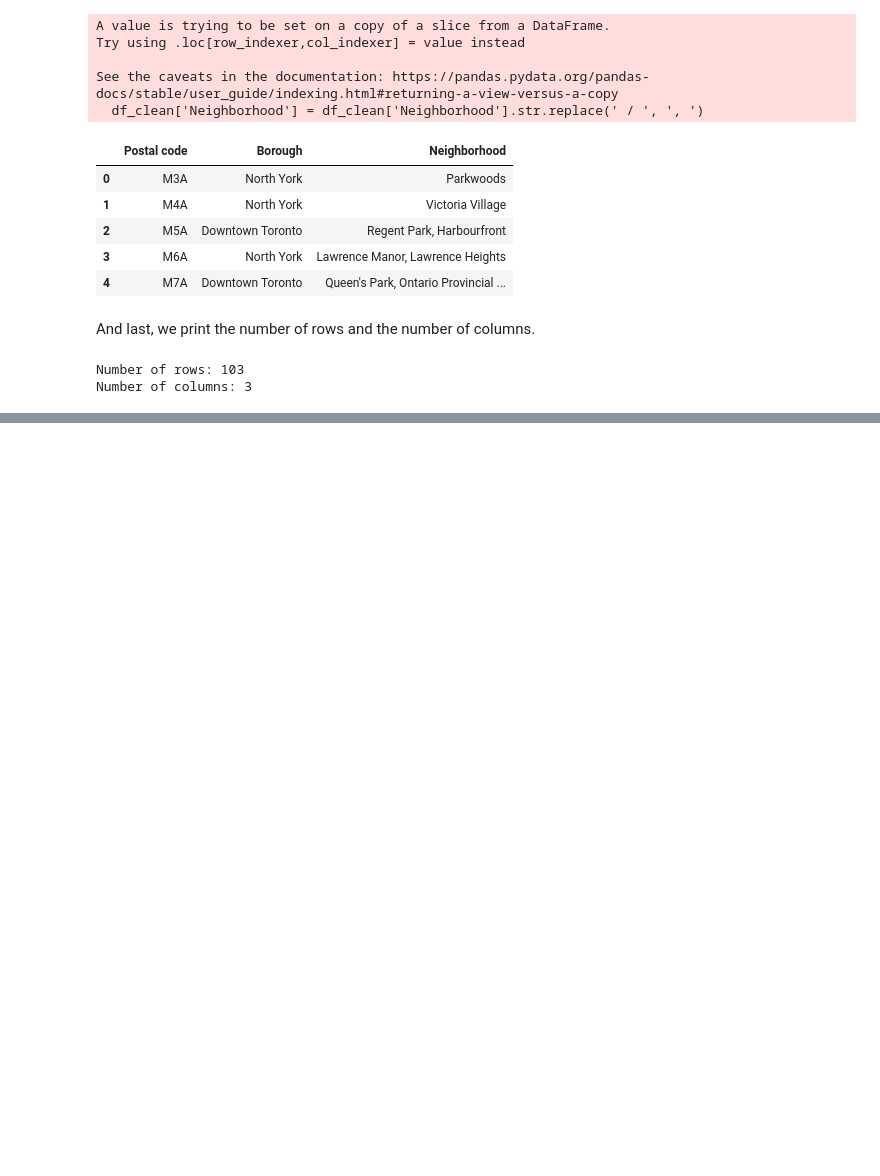
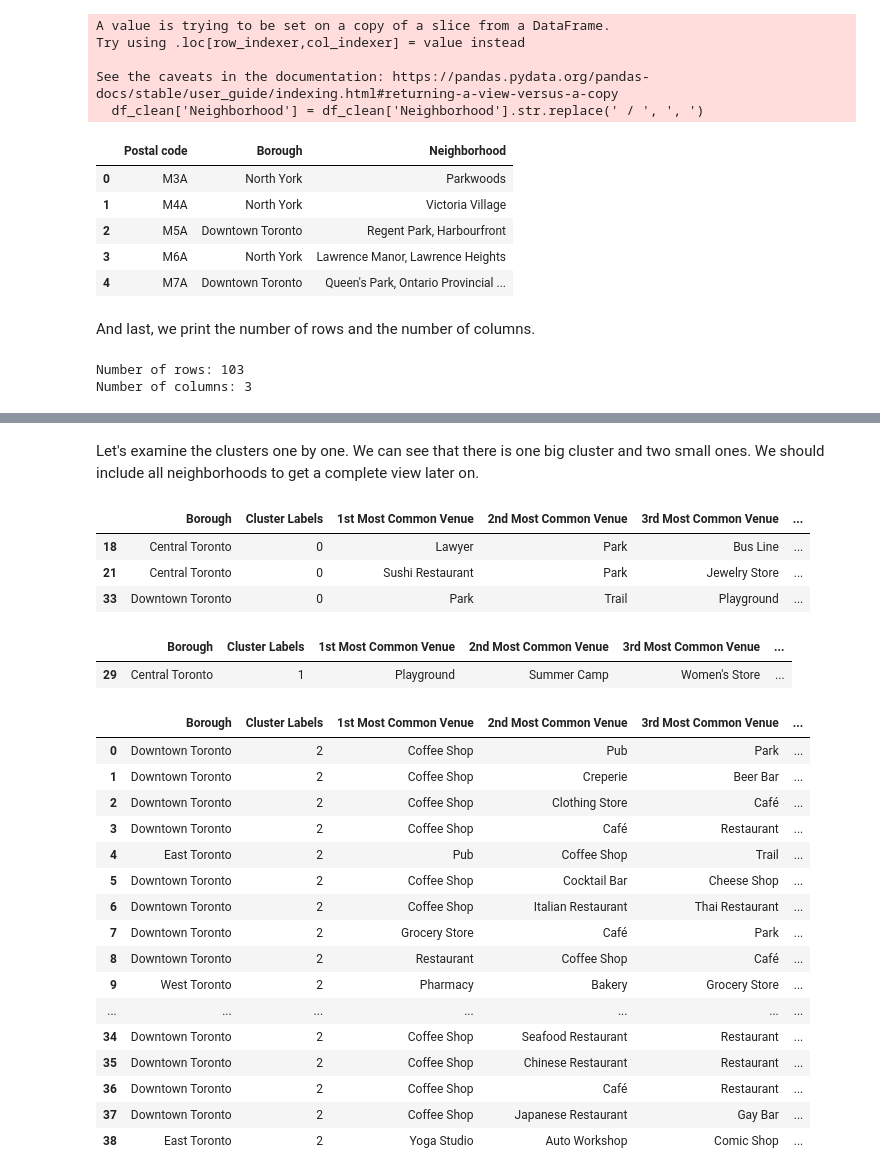
Before and after one commit to pbosch/Coursera_Capstone, a Jupyter notebook: Segmenting and Clustering Neighborhoods in Toronto.ipynb, the cells around one changed output, grey strips where cells are left out. Saved outputs shown, nothing was run; the diff lists cells and outputs as text; code cells hidden in the pictures; blank space fills up the shorter version.

```diff
--- a/Segmenting and Clustering Neighborhoods in Toronto.ipynb
+++ b/Segmenting and Clustering Neighborhoods in Toronto.ipynb
@@ -68,0 +483,5 @@ Number of columns: 3
+# %%
+def return_most_common_venues(row, num_top_venues):
+    row_categories = row.iloc[1:]
+    row_categories_sorted = row_categories.sort_values(ascending=False)
+    return row_categories_sorted.index.values[0:num_top_venues]
@@ -68,0 +490,17 @@ Number of columns: 3
+# %%
+num_top_venues = 10
+indicators = ['st', 'nd', 'rd']
+columns = ['Neighborhood']
+for ind in np.arange(num_top_venues):
+    try:
+        columns.append('{}{} Most Common Venue'.format(ind+1, indicators[ind]))
+    except:
+        columns.append('{}th Most Common Venue'.format(ind+1))
+
+neighborhoods_venues_sorted = pd.DataFrame(columns=columns)
+neighborhoods_venues_sorted['Neighborhood'] = toronto_grouped['Neighborhood']
+
+for ind in np.arange(toronto_grouped.shape[0]):
+    neighborhoods_venues_sorted.iloc[ind, 1:] = return_most_common_venues(toronto_grouped.iloc[ind, :], num_top_venues)
+
+neighborhoods_venues_sorted.head()
@@ -68,0 +517,5 @@ Number of columns: 3
+# %%
+kclusters = 3
+toronto_grouped_clustering = toronto_grouped.drop('Neighborhood', 1)
+kmeans = KMeans(n_clusters=kclusters, random_state=0).fit(toronto_grouped_clustering)
+kmeans.labels_[0:10]
@@ -68,0 +526,8 @@ Number of columns: 3
+# %%
+try:
+    neighborhoods_venues_sorted.insert(0, 'Cluster Labels', kmeans.labels_)
+except:
+    pass
+toronto_merged = central_data
+toronto_merged = toronto_merged.join(neighborhoods_venues_sorted.set_index('Neighborhood'), on='Neighborhood')
+toronto_merged.head()
@@ -68,0 +564,34 @@ Number of columns: 3
+# %% [markdown]
+Let's examine the clusters one by one. We can see that there is one big cluster and two small ones. We should include all neighborhoods to get a complete view later on.
+# %%
+toronto_merged.loc[toronto_merged['Cluster Labels'] == 0, toronto_merged.columns[[1] + list(range(5, toronto_merged.shape[1]))]]
+# %% [output]
+|  | Borough | Cluster Labels | 1st Most Common Venue | 2nd Most Common Venue | 3rd Most Common Venue | ... |
+| 18 | Central Toronto | 0 | Lawyer | Park | Bus Line | ... |
+| 21 | Central Toronto | 0 | Sushi Restaurant | Park | Jewelry Store | ... |
+| 33 | Downtown Toronto | 0 | Park | Trail | Playground | ... |
+# %%
+toronto_merged.loc[toronto_merged['Cluster Labels'] == 1, toronto_merged.columns[[1] + list(range(5, toronto_merged.shape[1]))]]
+# %% [output]
+|  | Borough | Cluster Labels | 1st Most Common Venue | 2nd Most Common Venue | 3rd Most Common Venue | ... |
+| 29 | Central Toronto | 1 | Playground | Summer Camp | Women's Store | ... |
+# %%
+toronto_merged.loc[toronto_merged['Cluster Labels'] == 2, toronto_merged.columns[[1] + list(range(5, toronto_merged.shape[1]))]]
+# %% [output]
+|  | Borough | Cluster Labels | 1st Most Common Venue | 2nd Most Common Venue | 3rd Most Common Venue | ... |
+| 0 | Downtown Toronto | 2 | Coffee Shop | Pub | Park | ... |
+| 1 | Downtown Toronto | 2 | Coffee Shop | Creperie | Beer Bar | ... |
+| 2 | Downtown Toronto | 2 | Coffee Shop | Clothing Store | Café | ... |
+| 3 | Downtown Toronto | 2 | Coffee Shop | Café | Restaurant | ... |
+| 4 | East Toronto | 2 | Pub | Coffee Shop | Trail | ... |
+| 5 | Downtown Toronto | 2 | Coffee Shop | Cocktail Bar | Cheese Shop | ... |
+| 6 | Downtown Toronto | 2 | Coffee Shop | Italian Restaurant | Thai Restaurant | ... |
+| 7 | Downtown Toronto | 2 | Grocery Store | Café | Park | ... |
+| 8 | Downtown Toronto | 2 | Restaurant | Coffee Shop | Café | ... |
+| 9 | West Toronto | 2 | Pharmacy | Bakery | Grocery Store | ... |
+| ... | ... | ... | ... | ... | ... | ... |
+| 34 | Downtown Toronto | 2 | Coffee Shop | Seafood Restaurant | Restaurant | ... |
+| 35 | Downtown Toronto | 2 | Coffee Shop | Chinese Restaurant | Restaurant | ... |
+| 36 | Downtown Toronto | 2 | Coffee Shop | Café | Restaurant | ... |
+| 37 | Downtown Toronto | 2 | Coffee Shop | Japanese Restaurant | Gay Bar | ... |
+| 38 | East Toronto | 2 | Yoga Studio | Auto Workshop | Comic Shop | ... |
```
Also changed, not shown: parts of 60 cells of this notebook.
